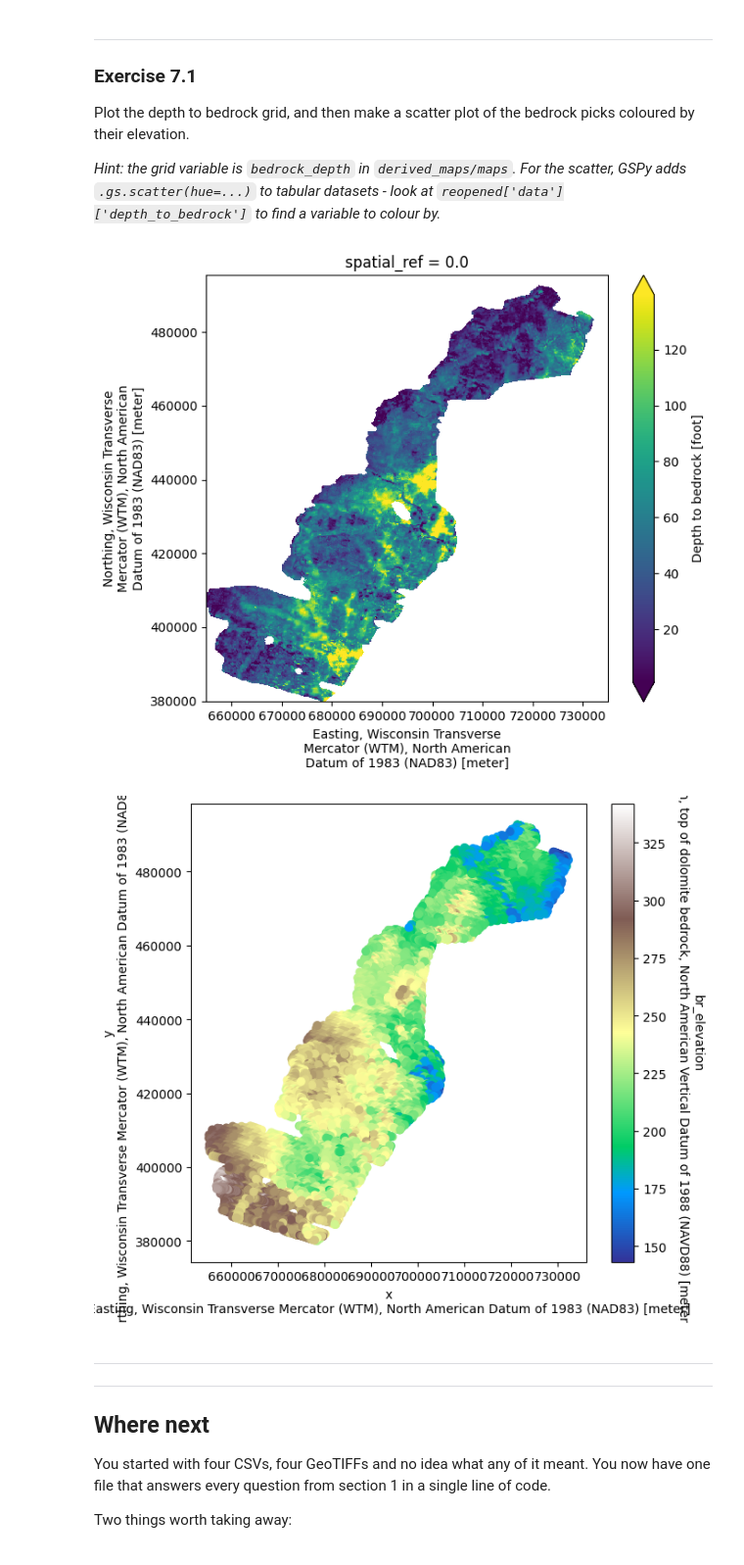
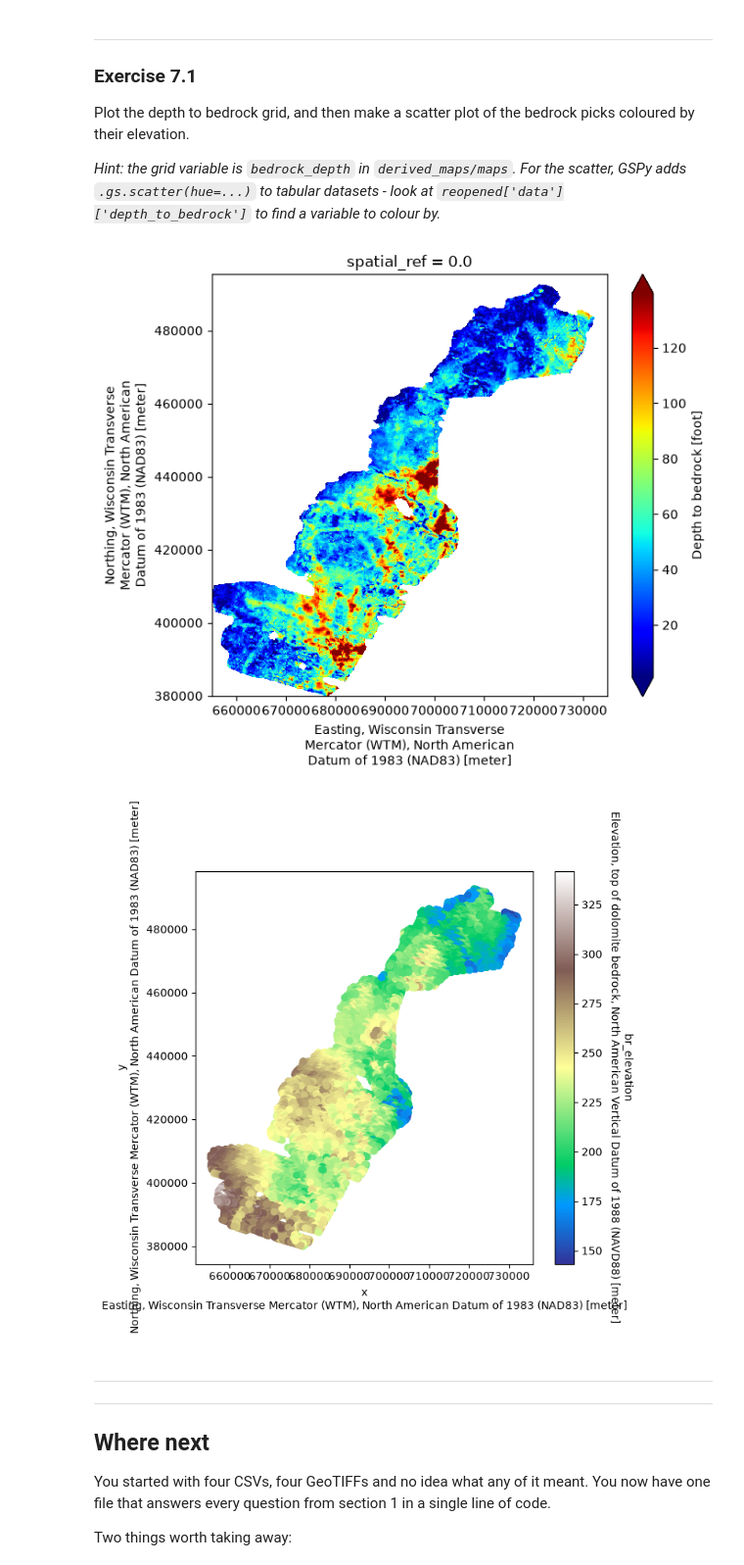
Before and after one commit to DOI-USGS/gspy, a Jupyter notebook: workshop/solutions/1_skytem_from_scratch_solutions.ipynb, the cells around one changed output. Shown at 98% size. Saved outputs shown, nothing was run; the diff lists cells and outputs as text; code cells hidden in the pictures.

```diff
--- a/workshop/solutions/1_skytem_from_scratch_solutions.ipynb
+++ b/workshop/solutions/1_skytem_from_scratch_solutions.ipynb
@@ -1139,17 +1125,17 @@ scatter, GSPy adds `.gs.scatter(hue=...)` to tabular datasets - look at
 # %%
 # --------------------------------------------------------------------
 # EXERCISE - complete the lines marked with ...
 # --------------------------------------------------------------------
 plt.figure(figsize=(7, 6))
-reopened['derived_maps']['maps']['bedrock_depth'].plot(cmap='viridis', robust=True)
+reopened['derived_maps']['maps']['bedrock_depth'].plot(cmap='jet', robust=True)
 plt.tight_layout()
 
 plt.figure(figsize=(7, 6))
 reopened['data']['depth_to_bedrock'].gs.scatter(hue='br_elevation', cmap='terrain')
 plt.tight_layout()
 # %% [output]
-[figure, old version]
+[figure, new version]
-[figure, old version]
+[figure, new version]
 # %% [markdown]
 ---
 ---
```
Also changed, not shown: parts of 10 cells of this notebook, 4 other files.
